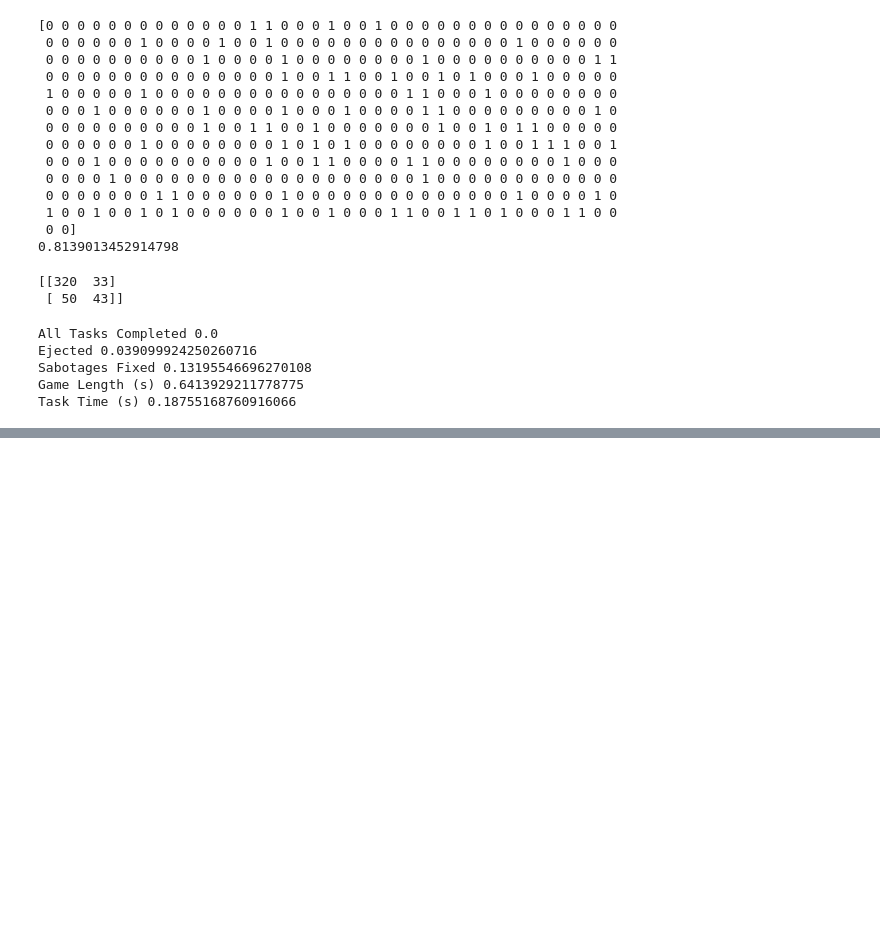
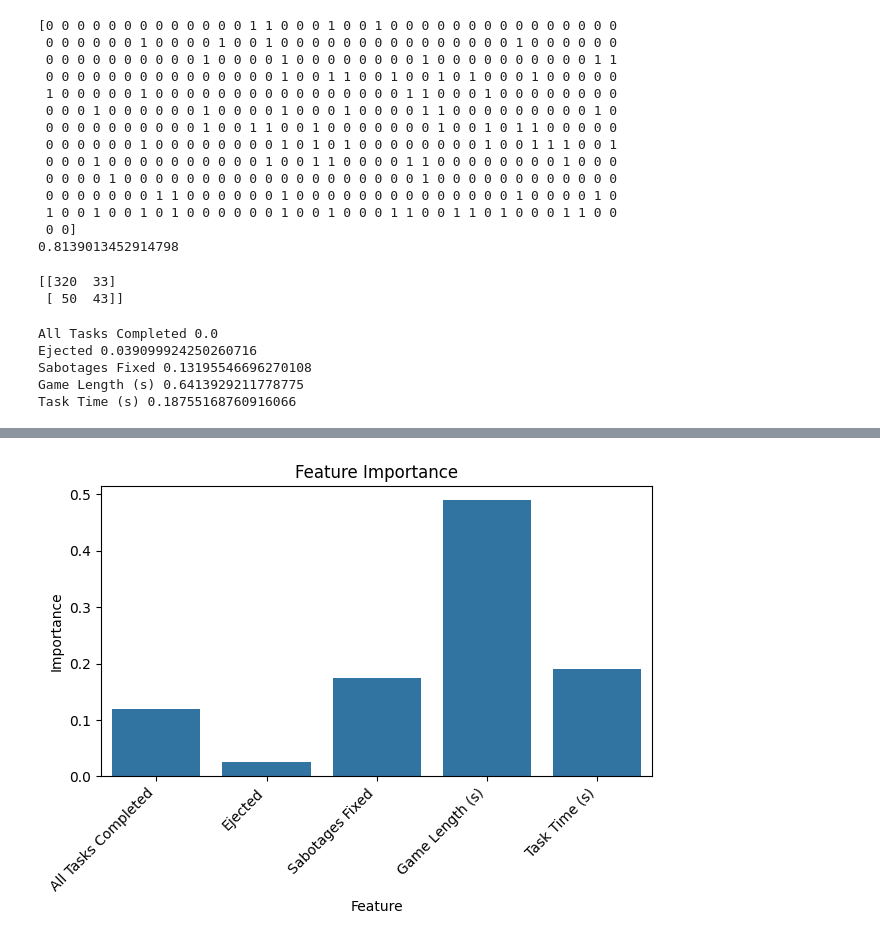
Before and after one commit to adandemraju/amongus-imposter-predictor, a Jupyter notebook: notebooks/models.ipynb, the cells around one changed output, grey strips where cells are left out. Saved outputs shown, nothing was run; the diff lists cells and outputs as text; code cells hidden in the pictures; blank space fills up the shorter version.

```diff
--- a/notebooks/models.ipynb
+++ b/notebooks/models.ipynb
@@ -139,0 +158,10 @@ Task Time (s) 0.09934316406864498
+# %%
+#feature importance bar graph
+data = pd.DataFrame({'Feature': X.columns, 'Importance': rfm.feature_importances_})
+sns.barplot(x = 'Feature', y= 'Importance', data = data,)
+plt.title("Feature Importance")
+plt.xticks(rotation=45,ha='right')
+plt.tight_layout()
+plt.show()
+# %% [output]
+[figure, added]
```
Also changed, not shown: parts of 4 cells of this notebook.
